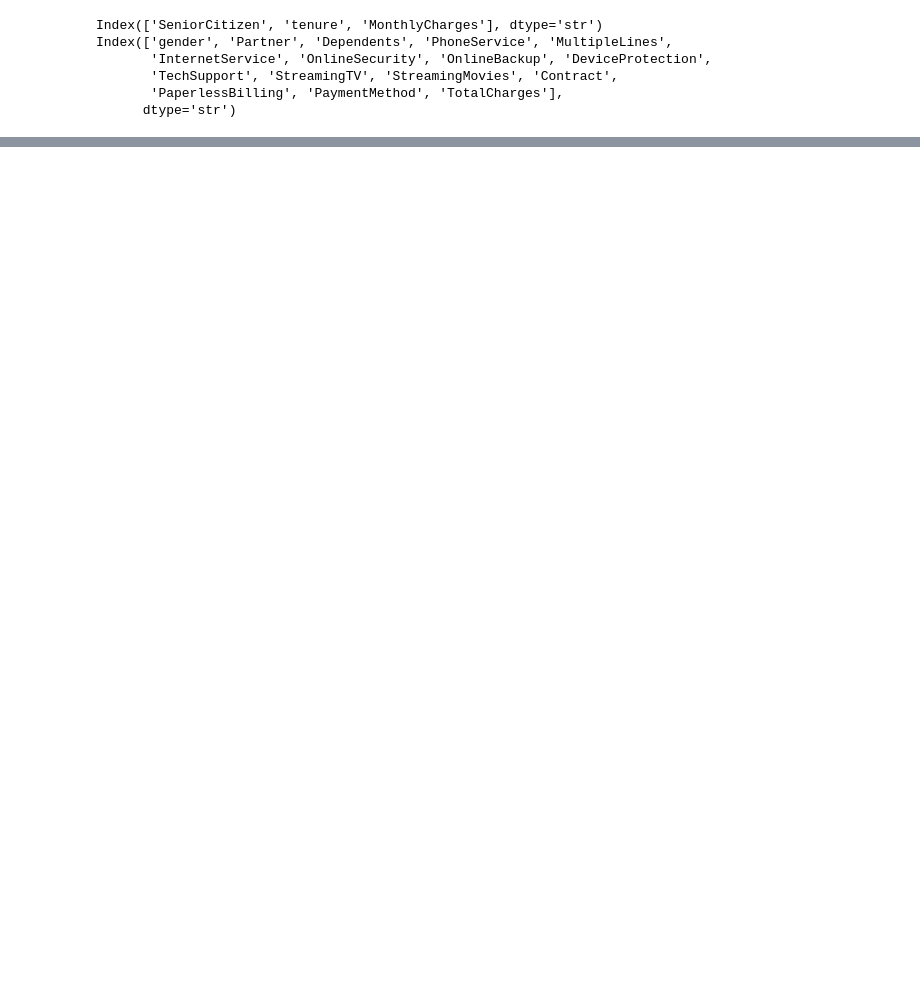
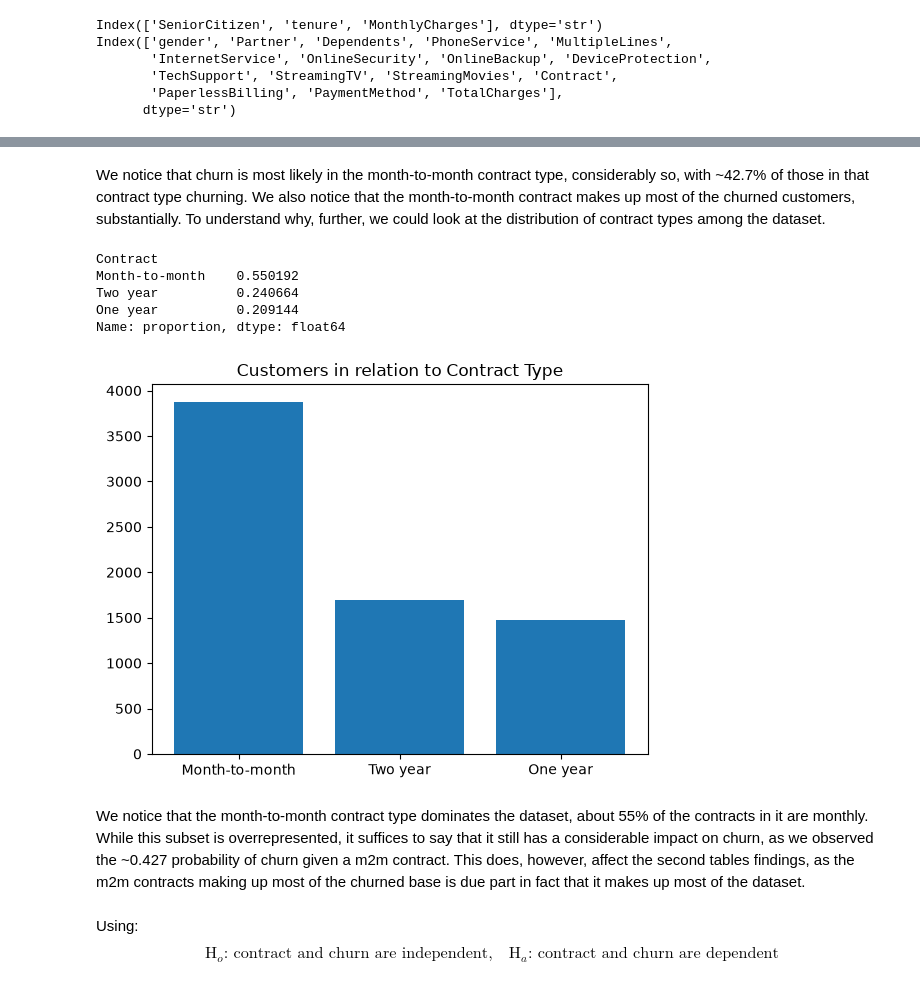
Before and after one commit to dvpanth/telco-churn, a Jupyter notebook: churn.ipynb, the cells around one changed output, grey strips where cells are left out. Drawn from its saved outputs; the diff is of its cells as text; code cells hidden in the pictures; blank space fills up the shorter version.

Commit message:
added exploratory analysis of customer churn

```diff
--- a/churn.ipynb
+++ b/churn.ipynb
@@ -91,0 +96,20 @@ ConfusionMatrixDisplay.from_predictions(
+# %% [markdown]
+We notice that churn is most likely in the month-to-month contract type, considerably so, with ~42.7% of those in that contract type churning. We also notice that the month-to-month contract makes up most of the churned customers, substantially. To understand why, further, we could look at the distribution of contract types among the dataset.
+# %%
+print(data['Contract'].value_counts(normalize=True))
+# %% [output]
+Contract
+Month-to-month    0.550192
+Two year          0.240664
+One year          0.209144
+Name: proportion, dtype: float64
+# %%
+plt.bar(x=data['Contract'].value_counts().index, height=data['Contract'].value_counts())
+plt.title(label='Customers in relation to Contract Type')
+plt.show()
+# %% [output]
+[figure, added]
+# %% [markdown]
+We notice that the month-to-month contract type dominates the dataset, about 55% of the contracts in it are monthly. While this subset is overrepresented, it suffices to say that it still has a considerable impact on churn, as we observed the ~0.427 probability of churn given a m2m contract. This does, however, affect the second tables findings, as the m2m contracts making up most of the churned base is due part in fact that it makes up most of the dataset.
+# %% [markdown]
+Using: $$\text{H}_{o}\text{: contract and churn are independent,}\quad \text{H}_{a}\text{: contract and churn are dependent} $$
```
Also changed, not shown: parts of 28 cells of this notebook.
